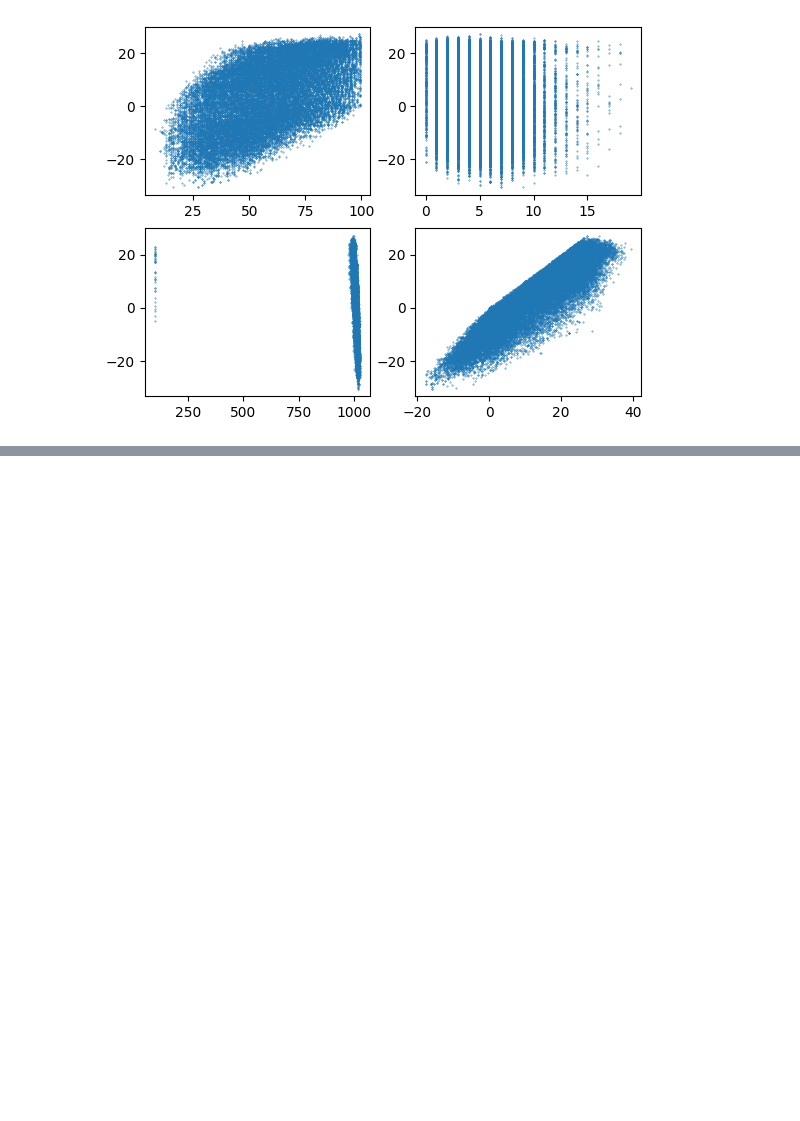
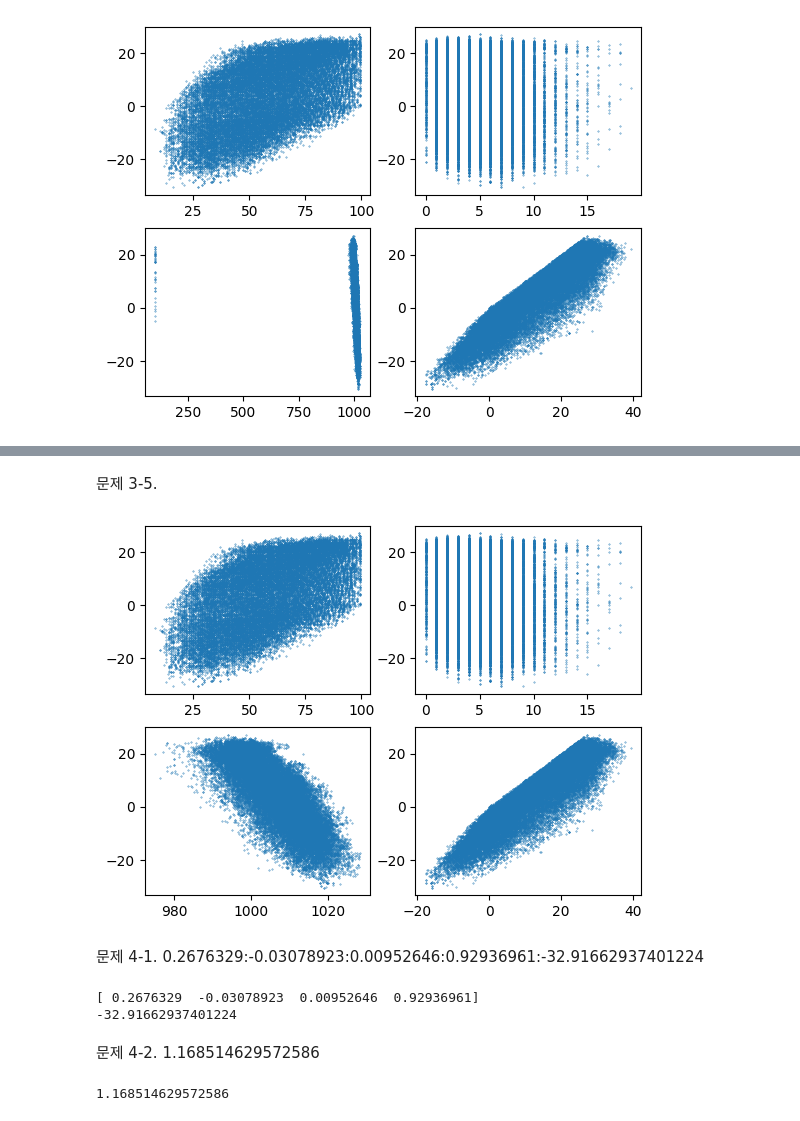
Before and after one commit to sehyeon518/2022-2nd-semester, a Jupyter notebook: DataScience/midterm/20213043_이세현.ipynb, the cells around one changed output, grey strips where cells are left out. Cells and saved outputs as stored; diff of their text form; code cells hidden in the pictures; blank space fills up the shorter version.

```diff
--- a/DataScience/midterm/20213043_이세현.ipynb
+++ b/DataScience/midterm/20213043_이세현.ipynb
@@ -67,0 +72,37 @@ humidity + wind + pressure + temperature
+# %% [markdown]
+문제 3-5.
+# %%
+plt.subplot(221)
+plt.scatter(data['습도'], data['이슬점 온도'], s=0.1)
+plt.subplot(222)
+plt.scatter(data['풍속'], data['이슬점 온도'], s=0.1)
+plt.subplot(223)
+plt.scatter(data['현지기압'], data['이슬점 온도'], s=0.1)
+plt.subplot(224)
+plt.scatter(data['기온'], data['이슬점 온도'], s=0.1)
+plt.show()
+# %% [output]
+[figure, added]
+# %% [markdown]
+문제 4-1. 0.2676329:-0.03078923:0.00952646:0.92936961:-32.91662937401224
+# %%
+from sklearn.linear_model import LinearRegression
+
+model = LinearRegression()
+X = data[['습도', '풍속', '현지기압', '기온']]
+Y = data['이슬점 온도']
+
+model.fit(X, Y)
+
+print(model.coef_)
+print(model.intercept_)
+# %% [output]
+[ 0.2676329  -0.03078923  0.00952646  0.92936961]
+-32.91662937401224
+# %% [markdown]
+문제 4-2. 1.168514629572586
+# %%
+predicted = model.predict(X)
+((predicted - Y) ** 2).mean()
+# %% [output]
+1.168514629572586
```
Also changed, not shown: parts of 24 cells of this notebook.
